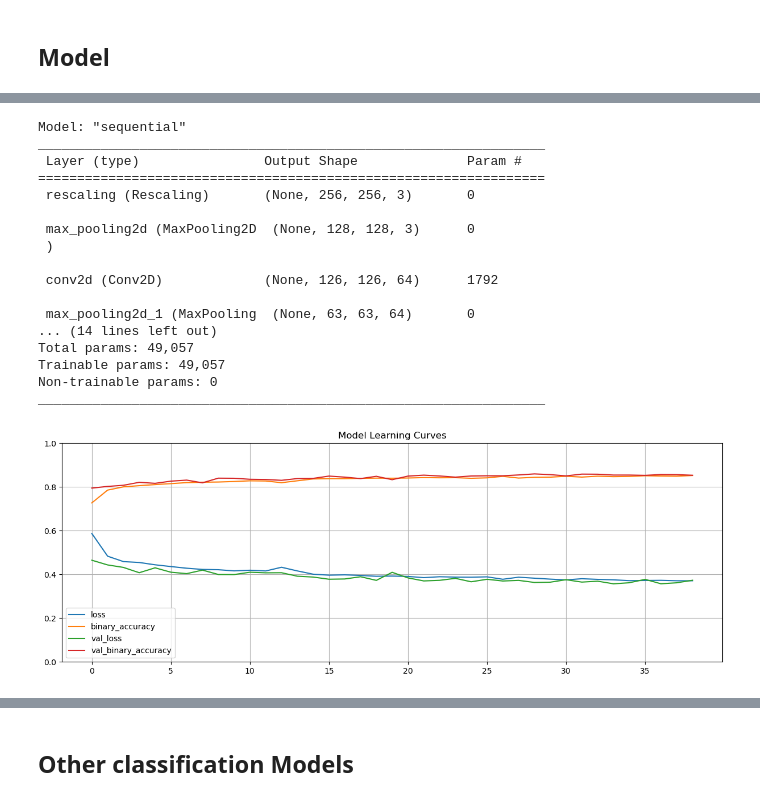
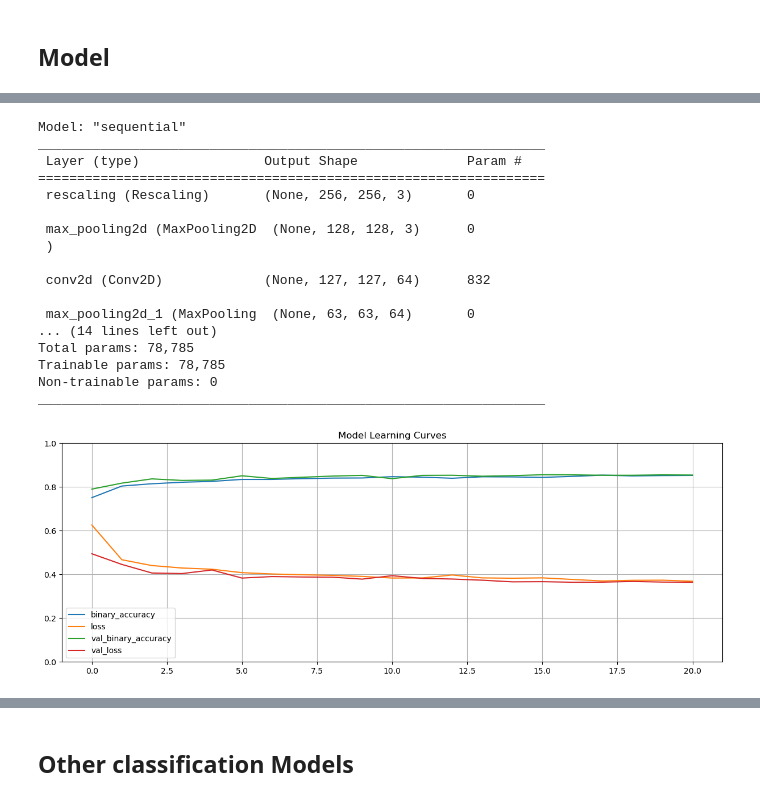
Before and after one commit to aley-1998/X-Ray-Result-Interpreter, a Jupyter notebook: xray_interp.ipynb, the cells around one changed output, grey strips where cells are left out. Cells and saved outputs as stored; diff of their text form; code cells hidden in the pictures.

Commit message:
cleanup, train logs

```diff
--- a/xray_interp.ipynb
+++ b/xray_interp.ipynb
@@ -130,22 +136,21 @@ Found 2115 files belonging to 2 classes.
 # %%
-# cnn
+# cnn model
 shape = (256, 256, 3)
-drop = 0.6
-kernel = (3, 3)
-pool = (2, 2)
-num_classes=2
+drop = 0.5
+kernel = 2
+pool = 2
 regularizer=l2(0.01)
 learning_rate=0.0017
 
-model18 = keras.Sequential(
+model = keras.Sequential(
     [
         layers.Rescaling(1./255, input_shape=shape), # input
         layers.MaxPooling2D(pool_size=pool),
 
-        layers.Conv2D(64, kernel_size=kernel, kernel_regularizer=regularizer, activation="relu"), # layer
+        layers.Conv2D(64, kernel_size=kernel, kernel_regularizer=regularizer, activation="relu"), # layer 1
         layers.MaxPooling2D(pool_size=pool),
 
-        layers.Conv2D(32, kernel_size=kernel, kernel_regularizer=regularizer, activation="relu"), # layer
+        layers.Conv2D(64, kernel_size=kernel, kernel_regularizer=regularizer, activation="relu"), # layer 2
         layers.MaxPooling2D(pool_size=pool),
 
 
@@ -153,9 +158,3 @@ model18 = keras.Sequential(
         layers.Dropout(drop),
         layers.Dense(1, activation="sigmoid") # output
     ])
-
-model18.compile(optimizer=Adam(learning_rate=learning_rate),
-              loss='binary_crossentropy',
-              metrics=['binary_accuracy'])
-early_stopping_cb = keras.callbacks.EarlyStopping(patience=5, restore_best_weights=True)
-model18.fit(train, validation_data=valid, verbose=1, epochs=50, shuffle=True, callbacks=[early_stopping_cb])
@@ -181,5 +161,9 @@ Epoch 39/50
+# %%
+model.compile(optimizer=Adam(learning_rate=learning_rate),
+              loss='binary_crossentropy',
+              metrics=['binary_accuracy'])
 # %%
-model18.summary()
+model.summary()
 # %% [output]
 Model: "sequential"
 _________________________________________________________________
@@ -190,17 +174,24 @@ _________________________________________________________________
  max_pooling2d (MaxPooling2D  (None, 128, 128, 3)      0
  )
 
- conv2d (Conv2D)             (None, 126, 126, 64)      1792
+ conv2d (Conv2D)             (None, 127, 127, 64)      832
 
  max_pooling2d_1 (MaxPooling  (None, 63, 63, 64)       0
 ... (14 lines left out)
-Total params: 49,057
-Trainable params: 49,057
+Total params: 78,785
+Trainable params: 78,785
 Non-trainable params: 0
 _________________________________________________________________
+# %%
+csv_logger = CSVLogger('training.log')
+early_stopping_cb = keras.callbacks.EarlyStopping(patience=4, restore_best_weights=True)
+cp_callback = tf.keras.callbacks.ModelCheckpoint(filepath="training_1/cp.ckpt",
+                                                 save_weights_only=True,
+                                                 verbose=1)
+model.fit(train, validation_data=valid, verbose=1, epochs=50, shuffle=True, callbacks=[csv_logger, early_stopping_cb, cp_callback])
 # %%
-evaluate_model(model18)
+evaluate_model(model)
 # %% [output]
-[figure, old version]
+[figure, new version]
 Test set score
 
```
Also changed, not shown: parts of 26 cells of this notebook, 5 other files.
